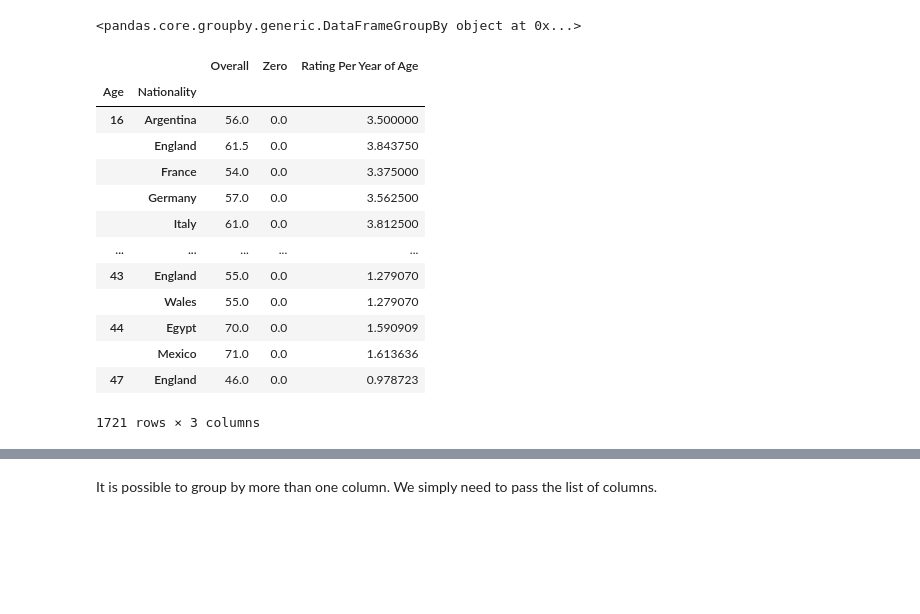
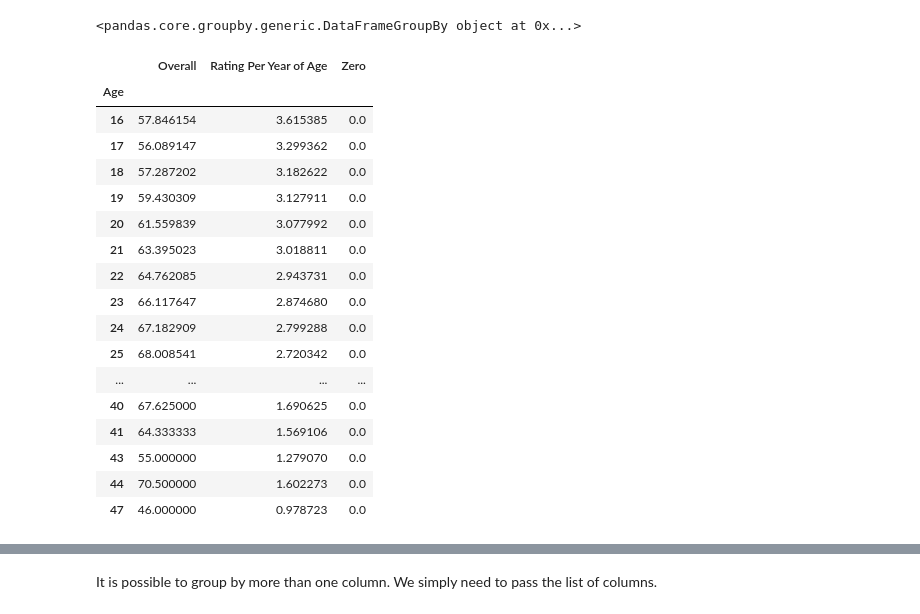
Before and after one commit to abdulmalikadeyemo/NAIDT_AI_Class, a Jupyter notebook: Week1/Data_Analysis_With_Python/Tutorials/Working_with_Dataframes.ipynb, the cells around one changed output, grey strips where cells are left out. Cells and saved outputs as stored; diff of their text form; code cells hidden in the pictures; blank space fills up the shorter version.

```diff
--- a/Week1/Data_Analysis_With_Python/Tutorials/Working_with_Dataframes.ipynb
+++ b/Week1/Data_Analysis_With_Python/Tutorials/Working_with_Dataframes.ipynb
@@ -197,0 +277,2 @@ df[['Overall', 'Age']]
+# %%
+df['Rating Per Year of Age'] = df['Overall'] / df['Age']
@@ -213,4 +311,4 @@ Name: Rating Per Year of Age, dtype: float64
 ## Deleting Columns
 Columns can be deleted by using the `drop()` function. The arguments are the column name and the axis which should be equal to 1 if we are deleting columns and 0 if we are deleting rows.
 # %%
-df.drop(['Rating Per Year of Age', 'Zero'], axis = 1)
+df.drop(['Rating Per Year of Age', 'Zero'], axis = 1 , inplace = True)
@@ -295,19 +397,24 @@ df.groupby('Age')
 df.mean??
 # %%
 # Look at the average rating by age (first 5 rows).
-df.groupby(['Age', 'Nationality']).mean(numeric_only = True)
+
+df.groupby(['Age']).mean(numeric_only = True)
 # %% [output]
-|  |  | Overall | Zero | Rating Per Year of Age |
-| Age | Nationality |  |  |  |
-| 16 | Argentina | 56.0 | 0.0 | 3.500000 |
-|  | England | 61.5 | 0.0 | 3.843750 |
-|  | France | 54.0 | 0.0 | 3.375000 |
-|  | Germany | 57.0 | 0.0 | 3.562500 |
-|  | Italy | 61.0 | 0.0 | 3.812500 |
-| ... | ... | ... | ... | ... |
-| 43 | England | 55.0 | 0.0 | 1.279070 |
-|  | Wales | 55.0 | 0.0 | 1.279070 |
-| 44 | Egypt | 70.0 | 0.0 | 1.590909 |
-|  | Mexico | 71.0 | 0.0 | 1.613636 |
-| 47 | England | 46.0 | 0.0 | 0.978723 |
+|  | Overall | Rating Per Year of Age | Zero |
+| Age |  |  |  |
+| 16 | 57.846154 | 3.615385 | 0.0 |
+| 17 | 56.089147 | 3.299362 | 0.0 |
+| 18 | 57.287202 | 3.182622 | 0.0 |
+| 19 | 59.430309 | 3.127911 | 0.0 |
+| 20 | 61.559839 | 3.077992 | 0.0 |
+| 21 | 63.395023 | 3.018811 | 0.0 |
+| 22 | 64.762085 | 2.943731 | 0.0 |
+| 23 | 66.117647 | 2.874680 | 0.0 |
+| 24 | 67.182909 | 2.799288 | 0.0 |
+| 25 | 68.008541 | 2.720342 | 0.0 |
+| ... | ... | ... | ... |
+| 40 | 67.625000 | 1.690625 | 0.0 |
+| 41 | 64.333333 | 1.569106 | 0.0 |
+| 43 | 55.000000 | 1.279070 | 0.0 |
+| 44 | 70.500000 | 1.602273 | 0.0 |
+| 47 | 46.000000 | 0.978723 | 0.0 |
-1721 rows × 3 columns
```
Also changed, not shown: parts of 33 cells of this notebook, 2 other files.
